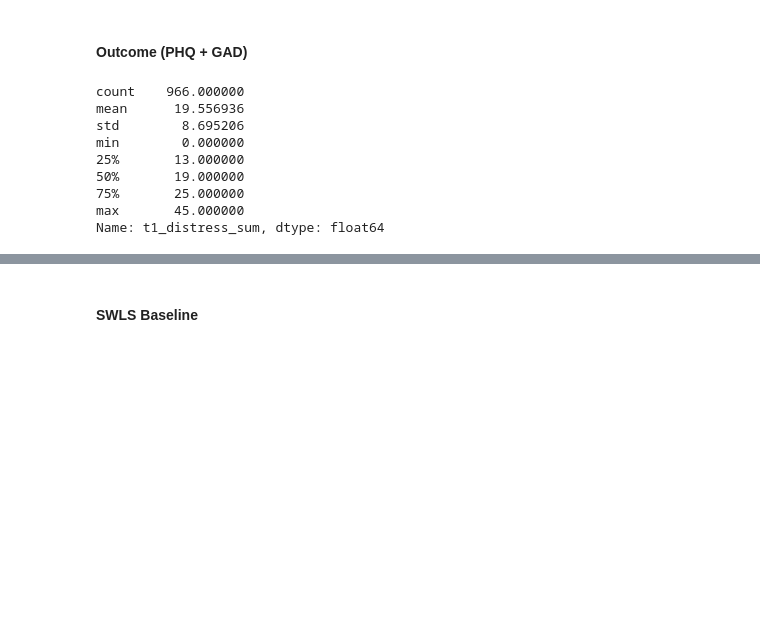
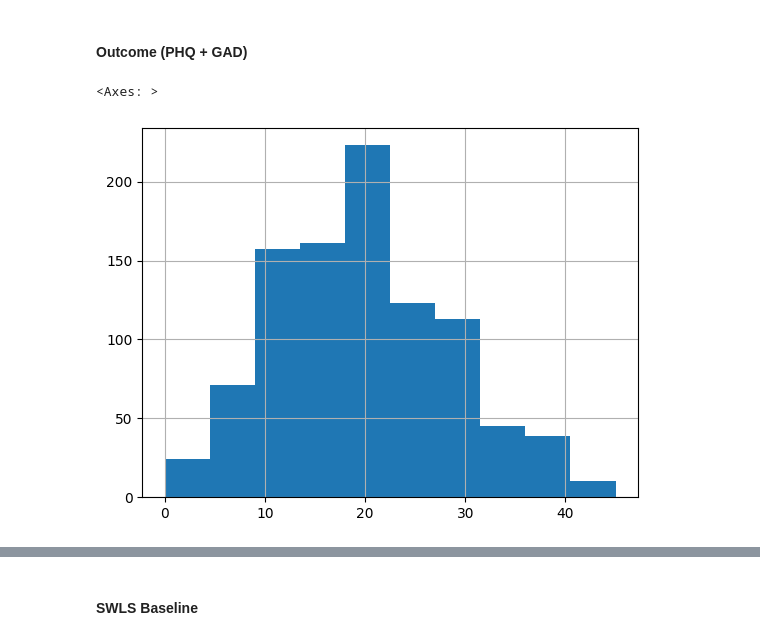
Before and after one commit to leona-ha/toni_matching, a Jupyter notebook: Data_Preprocessing.ipynb, the cells around one changed output, grey strips where cells are left out. Saved outputs shown, nothing was run; the diff lists cells and outputs as text; code cells hidden in the pictures; blank space fills up the shorter version.

```diff
--- a/Data_Preprocessing.ipynb
+++ b/Data_Preprocessing.ipynb
@@ -49,20 +49,13 @@ df_th = df_th[keep_cols_th]
 bfi_items = [f"t0_bfi_t_{i}" for i in range(1, 11)]
 df_th[bfi_items] = df_th[bfi_items].apply(pd.to_numeric, errors="coerce")
 
-# Reverse-coded items: 1, 3, 4, 5, 7
-rev_items = ["t0_bfi_t_1", "t0_bfi_t_3", "t0_bfi_t_4", "t0_bfi_t_5", "t0_bfi_t_7"]
-for c in rev_items:
-    df_th[c + "_r"] = 6 - df_th[c]
 
 # Subscale sums (2 items each)
-df_th["t0_bfi_t_extraversion"]     = df_th[["t0_bfi_t_1_r", "t0_bfi_t_6"]].sum(axis=1)
-df_th["t0_bfi_t_agreeableness"]    = df_th[["t0_bfi_t_2",   "t0_bfi_t_7_r"]].sum(axis=1)
-df_th["t0_bfi_t_conscientiousness"]= df_th[["t0_bfi_t_3_r", "t0_bfi_t_8"]].sum(axis=1)
-df_th["t0_bfi_t_neuroticism"]      = df_th[["t0_bfi_t_4_r", "t0_bfi_t_9"]].sum(axis=1)
-df_th["t0_bfi_t_openness"]         = df_th[["t0_bfi_t_5_r", "t0_bfi_t_10"]].sum(axis=1)
-
-# (Optional) drop helper reverse-coded columns:
-df_th.drop(columns=[c + "_r" for c in rev_items], inplace=True)
+df_th["t0_bfi_t_extraversion"]     = df_th[["t0_bfi_t_1", "t0_bfi_t_6"]].sum(axis=1)
+df_th["t0_bfi_t_agreeableness"]    = df_th[["t0_bfi_t_2",   "t0_bfi_t_7"]].sum(axis=1)
+df_th["t0_bfi_t_conscientiousness"]= df_th[["t0_bfi_t_3", "t0_bfi_t_8"]].sum(axis=1)
+df_th["t0_bfi_t_neuroticism"]      = df_th[["t0_bfi_t_4", "t0_bfi_t_9"]].sum(axis=1)
+df_th["t0_bfi_t_openness"]         = df_th[["t0_bfi_t_5", "t0_bfi_t_10"]].sum(axis=1)
 # %% [markdown]
 ### 2. Patient data
 # %%
@@ -98,6 +91,8 @@ keep_cols = (
     # t1 scales
     [f"t1_phq_p_{i}" for i in range(1, 8+1)] +
     [f"t1_gad_p_{i}" for i in range(1, 7+1)] +
+    [f"t1_multi_p_{i}" for i in range(1, 7+1)] +
+
 
     # alliance / matching
 
@@ -137,14 +132,8 @@ df_pat_clean["t0_distress_sum"] = (
 # %%
 df_pat_clean["change_distress"] =  df_pat_clean["t0_distress_sum"] - df_pat_clean["t1_distress_sum"]
 # %%
-df_pat_clean["t1_distress_sum"].describe()
+import matplotlib
+df_pat_clean["t1_distress_sum"].hist()
 # %% [output]
-count    966.000000
-mean      19.556936
-std        8.695206
-min        0.000000
-25%       13.000000
-50%       19.000000
-75%       25.000000
-max       45.000000
-Name: t1_distress_sum, dtype: float64
+<Axes: >
+[figure, added]
```
Also changed, not shown: parts of 12 cells of this notebook, 1 other file.
